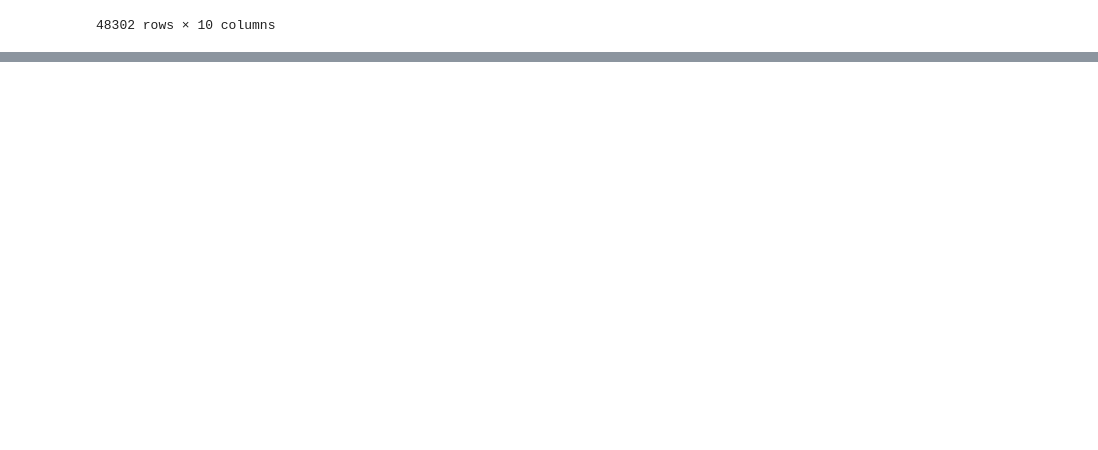
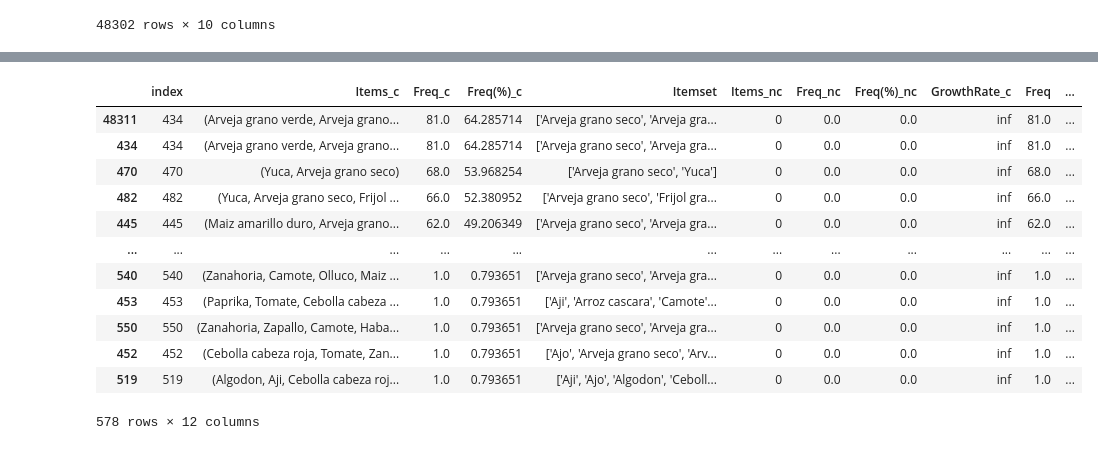
Before and after one commit to romellfudi/medium, a Jupyter notebook: Pareto_Front_Emerging_Patterns.ipynb, the cells around one changed output, grey strips where cells are left out. Cells and saved outputs as stored; diff of their text form; code cells hidden in the pictures; blank space fills up the shorter version.

```diff
--- a/Pareto_Front_Emerging_Patterns.ipynb
+++ b/Pareto_Front_Emerging_Patterns.ipynb
@@ -191,0 +209,19 @@ fig.show()
+# %%
+# Jumping Emerging Patterns (JEP) for Cajamarca Department
+jep_c = df[df["GrowthRate_c"] == np.inf]
+jep_c.sort_values(by="Freq_c", ascending=False,inplace=True)
+jep_c
+# %% [output]
+|  | index | Items_c | Freq_c | Freq(%)_c | Itemset | Items_nc | Freq_nc | Freq(%)_nc | GrowthRate_c | Freq | ... |
+| 48311 | 434 | (Arveja grano verde, Arveja grano... | 81.0 | 64.285714 | ['Arveja grano seco', 'Arveja gra... | 0 | 0.0 | 0.0 | inf | 81.0 | ... |
+| 434 | 434 | (Arveja grano verde, Arveja grano... | 81.0 | 64.285714 | ['Arveja grano seco', 'Arveja gra... | 0 | 0.0 | 0.0 | inf | 81.0 | ... |
+| 470 | 470 | (Yuca, Arveja grano seco) | 68.0 | 53.968254 | ['Arveja grano seco', 'Yuca'] | 0 | 0.0 | 0.0 | inf | 68.0 | ... |
+| 482 | 482 | (Yuca, Arveja grano seco, Frijol ... | 66.0 | 52.380952 | ['Arveja grano seco', 'Frijol gra... | 0 | 0.0 | 0.0 | inf | 66.0 | ... |
+| 445 | 445 | (Maiz amarillo duro, Arveja grano... | 62.0 | 49.206349 | ['Arveja grano seco', 'Arveja gra... | 0 | 0.0 | 0.0 | inf | 62.0 | ... |
+| ... | ... | ... | ... | ... | ... | ... | ... | ... | ... | ... | ... |
+| 540 | 540 | (Zanahoria, Camote, Olluco, Maiz ... | 1.0 | 0.793651 | ['Arveja grano seco', 'Arveja gra... | 0 | 0.0 | 0.0 | inf | 1.0 | ... |
+| 453 | 453 | (Paprika, Tomate, Cebolla cabeza ... | 1.0 | 0.793651 | ['Aji', 'Arroz cascara', 'Camote'... | 0 | 0.0 | 0.0 | inf | 1.0 | ... |
+| 550 | 550 | (Zanahoria, Zapallo, Camote, Haba... | 1.0 | 0.793651 | ['Arveja grano seco', 'Arveja gra... | 0 | 0.0 | 0.0 | inf | 1.0 | ... |
+| 452 | 452 | (Cebolla cabeza roja, Tomate, Zan... | 1.0 | 0.793651 | ['Ajo', 'Arveja grano seco', 'Arv... | 0 | 0.0 | 0.0 | inf | 1.0 | ... |
+| 519 | 519 | (Algodon, Aji, Cebolla cabeza roj... | 1.0 | 0.793651 | ['Aji', 'Ajo', 'Algodon', 'Ceboll... | 0 | 0.0 | 0.0 | inf | 1.0 | ... |
+578 rows × 12 columns
```
Also changed, not shown: parts of 2 cells of this notebook.
